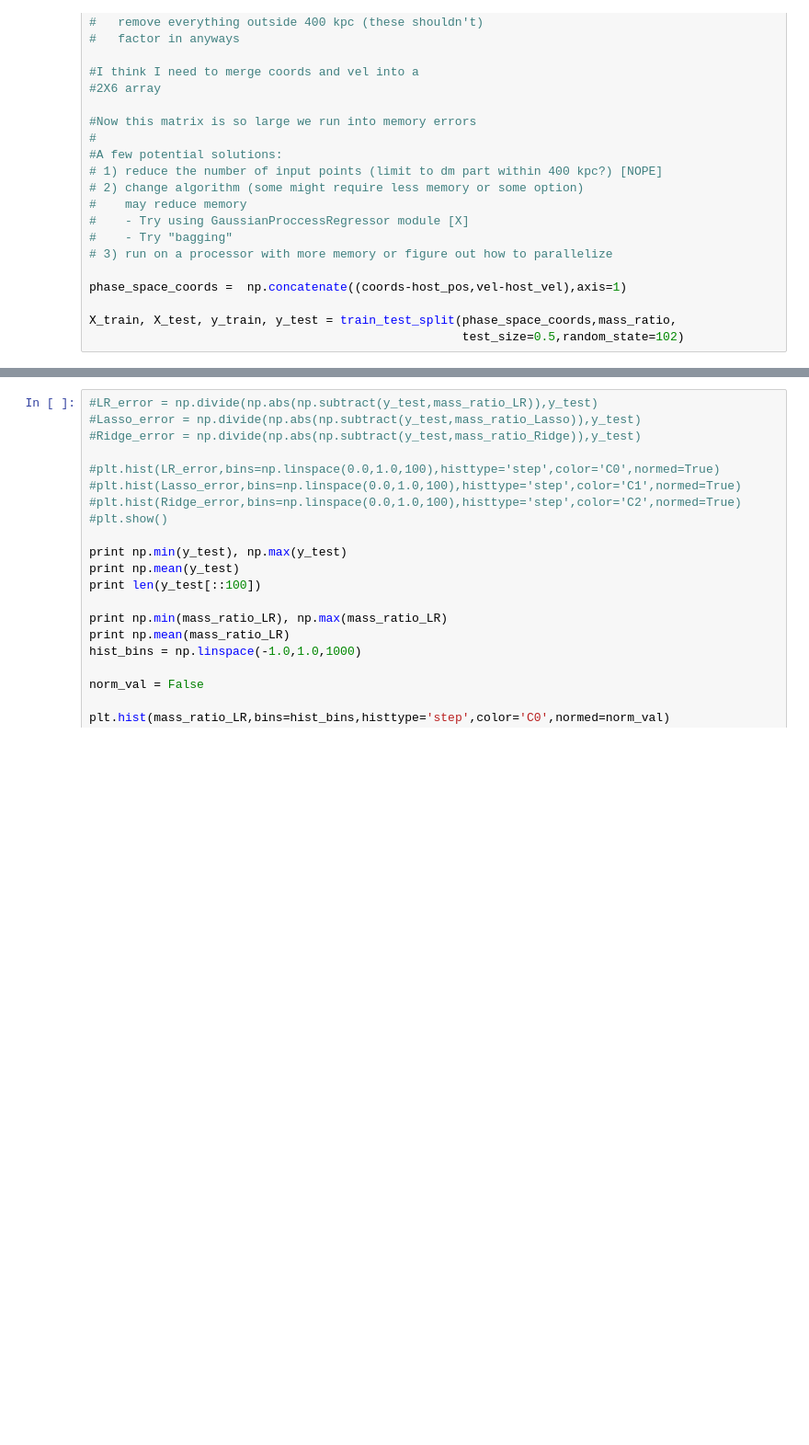
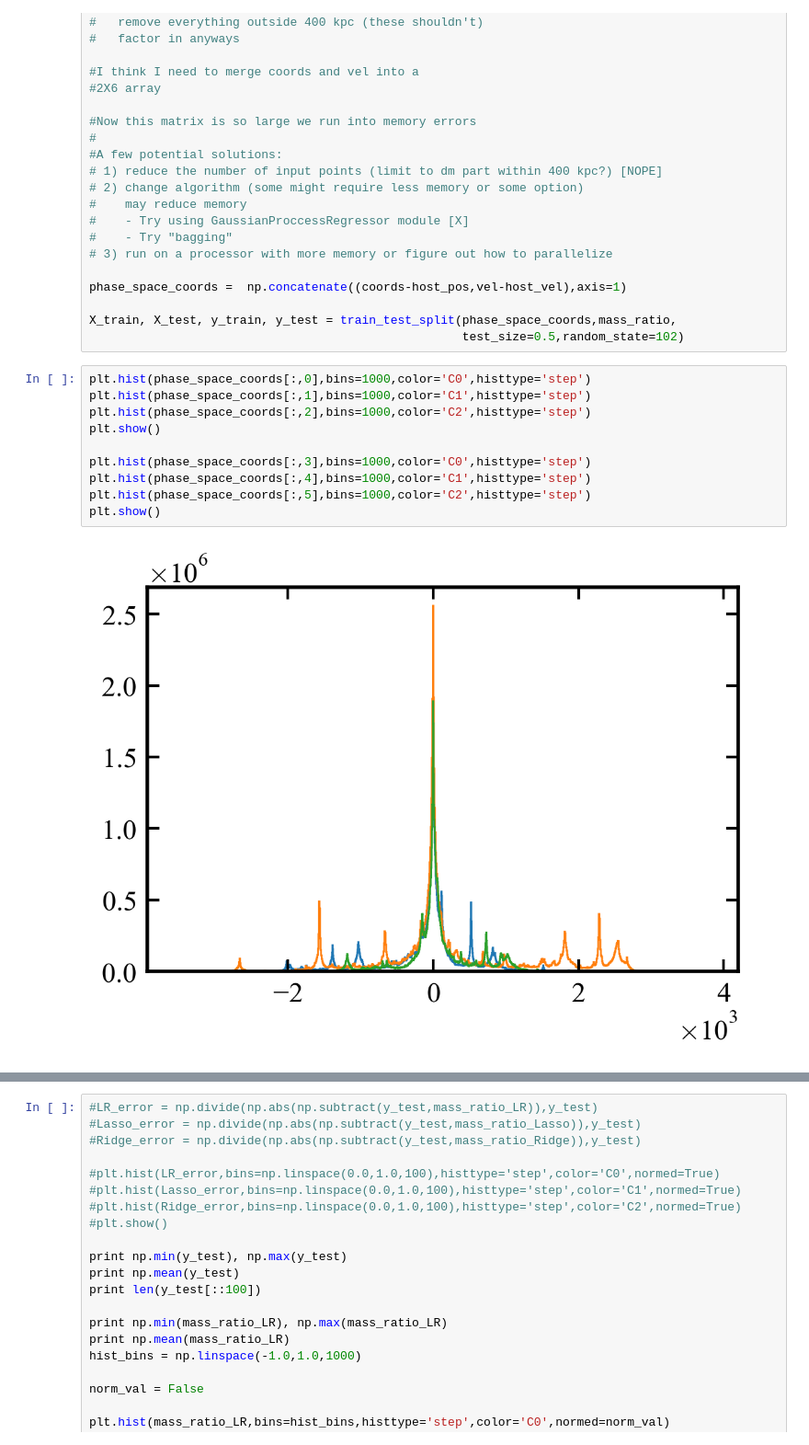
Before and after one commit to AndrewGraus/Stellar_Halo_Project, a Jupyter notebook: TF_tests.ipynb, the cells around one changed output, grey strips where cells are left out. Shown at 92% size. Saved outputs shown, nothing was run; the diff lists cells and outputs as text; blank space fills up the shorter version.

```diff
--- a/TF_tests.ipynb
+++ b/TF_tests.ipynb
@@ -60,3 +71,15 @@ phase_space_coords =  np.concatenate((coords-host_pos,vel-host_vel),axis=1)
 
 X_train, X_test, y_train, y_test = train_test_split(phase_space_coords,mass_ratio,
                                                     test_size=0.5,random_state=102)
+# %%
+plt.hist(phase_space_coords[:,0],bins=1000,color='C0',histtype='step')
+plt.hist(phase_space_coords[:,1],bins=1000,color='C1',histtype='step')
+plt.hist(phase_space_coords[:,2],bins=1000,color='C2',histtype='step')
+plt.show()
+
+plt.hist(phase_space_coords[:,3],bins=1000,color='C0',histtype='step')
+plt.hist(phase_space_coords[:,4],bins=1000,color='C1',histtype='step')
+plt.hist(phase_space_coords[:,5],bins=1000,color='C2',histtype='step')
+plt.show()
+# %% [output]
+[figure, added]
```
Also changed, not shown: parts of 14 cells of this notebook.
